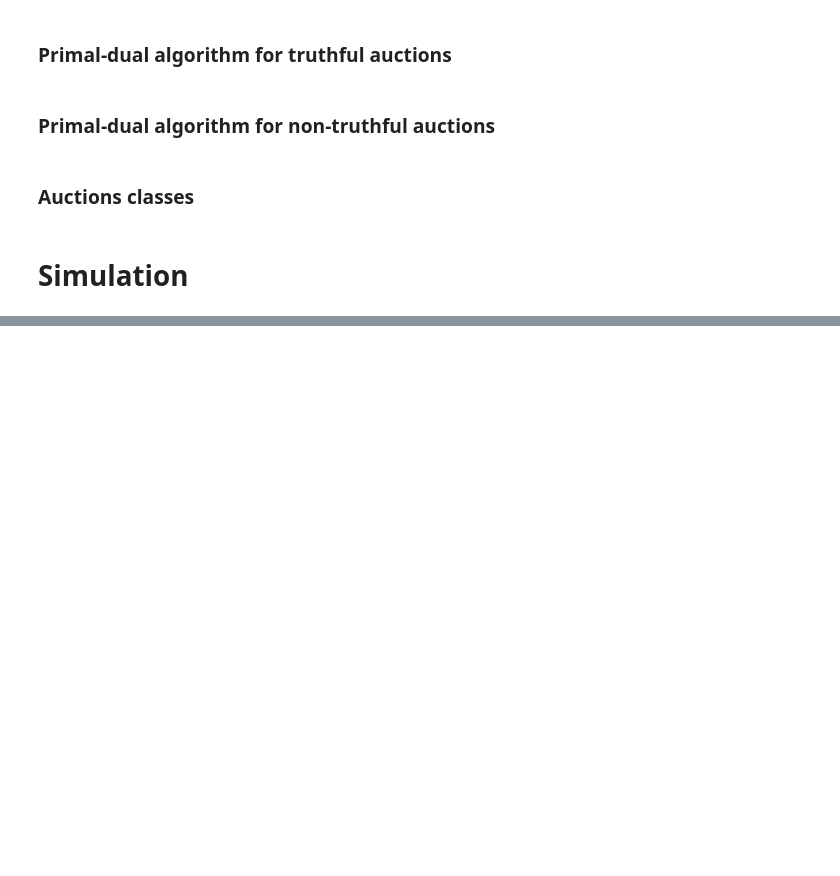
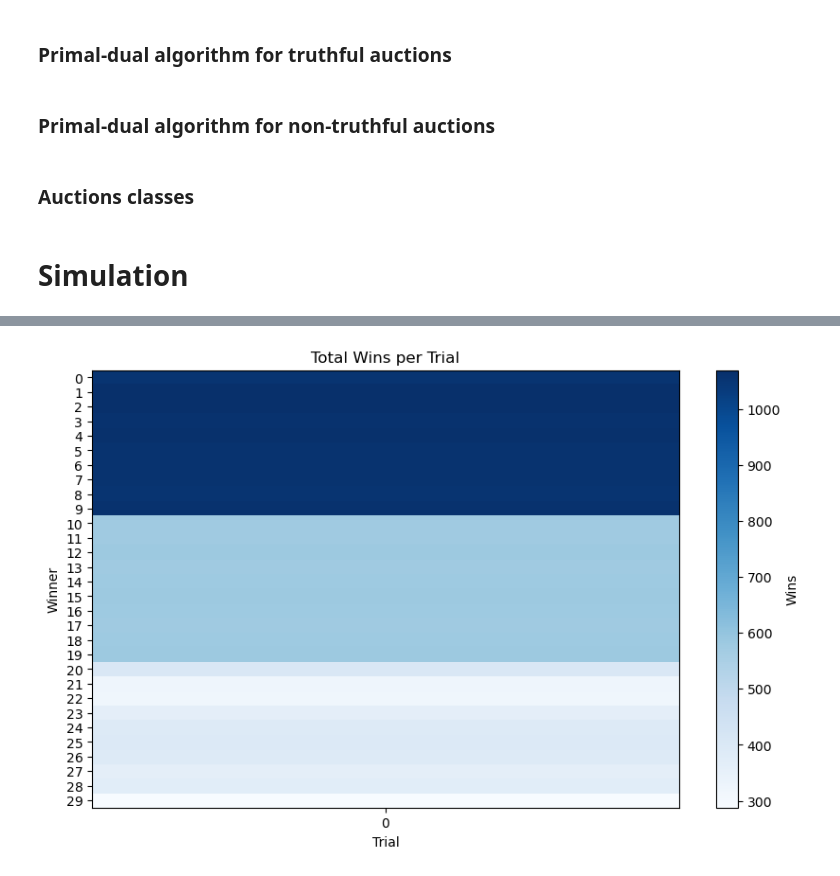
Before and after one commit to giulio8/OLA_project, a Jupyter notebook: Competition.ipynb, the cells around one changed output, grey strips where cells are left out. Saved outputs shown, nothing was run; the diff lists cells and outputs as text; code cells hidden in the pictures; blank space fills up the shorter version.

```diff
--- a/Competition.ipynb
+++ b/Competition.ipynb
@@ -57,12 +60,11 @@ class UCB_agent:
 ### Primal-dual algorithm for truthful auctions
 # %%
 class primal_dual_agent:
-    def __init__(self, B, T, auctions, prices, n_advertisers, n_users, my_valuation, eta=0.1):
+    def __init__(self, B, T, prices, my_valuation, eta=0.1):
         self.B = B
         self.T = T
-        self.auctions = auctions
         self.eta = eta
-        self.rho = B/(T*auctions)
+        self.rho = B/(T)
         self.v = my_valuation
         self.arms = prices
         self.a_t = None
@@ -80,7 +82,7 @@ class primal_dual_agent:
 
         return self.a_t
 
-    def update(self,f,c):
+    def update(self,f,c, bids_useless):
         self.lambda_t = max(0, min(self.lambda_t - self.eta*(self.rho - c), 1/self.rho))     # projection onto [0,1/rho]
         #self.t += 1     # incresing time step
         self.B -= c     # updating the budget
@@ -253,0 +368,15 @@ def run_simulation(n_trials, auctions, iterations, n_users, cost, conversion_pro
+# %%
+plt.figure(figsize=(10, 6))
+plt.imshow(total_wins_per_trial, cmap='Blues', aspect='auto')
+plt.colorbar(label='Wins')
+
+plt.xlabel('Trial')
+plt.ylabel('Winner')
+plt.title('Total Wins per Trial')
+
+plt.xticks(np.arange(total_wins_per_trial.shape[1]))
+plt.yticks(np.arange(total_wins_per_trial.shape[0]))
+
+plt.show()
+# %% [output]
+[figure, added]
```
Also changed, not shown: parts of 8 cells of this notebook, 1 other file.
